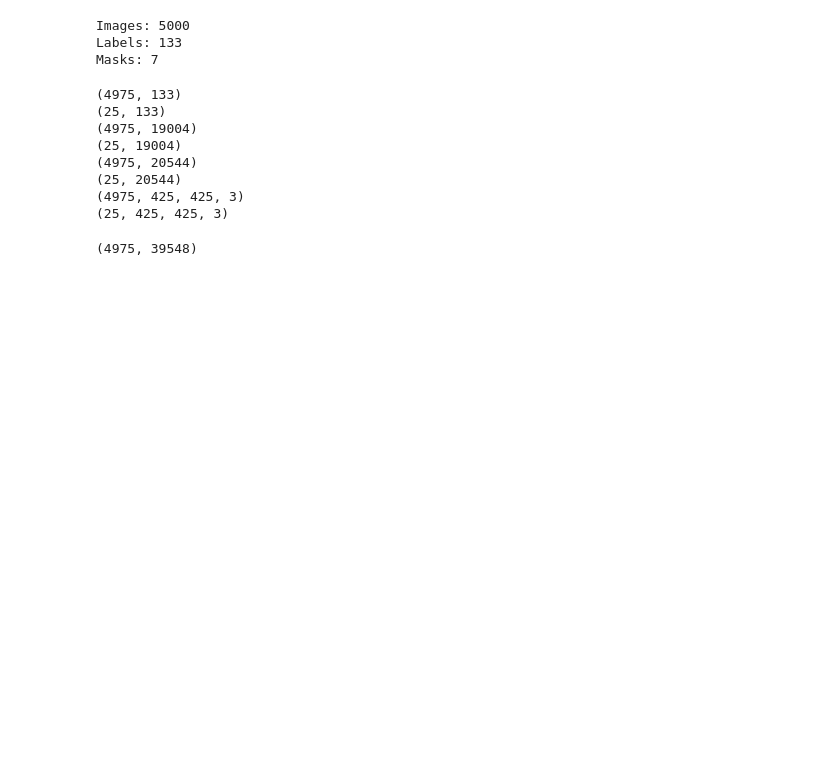
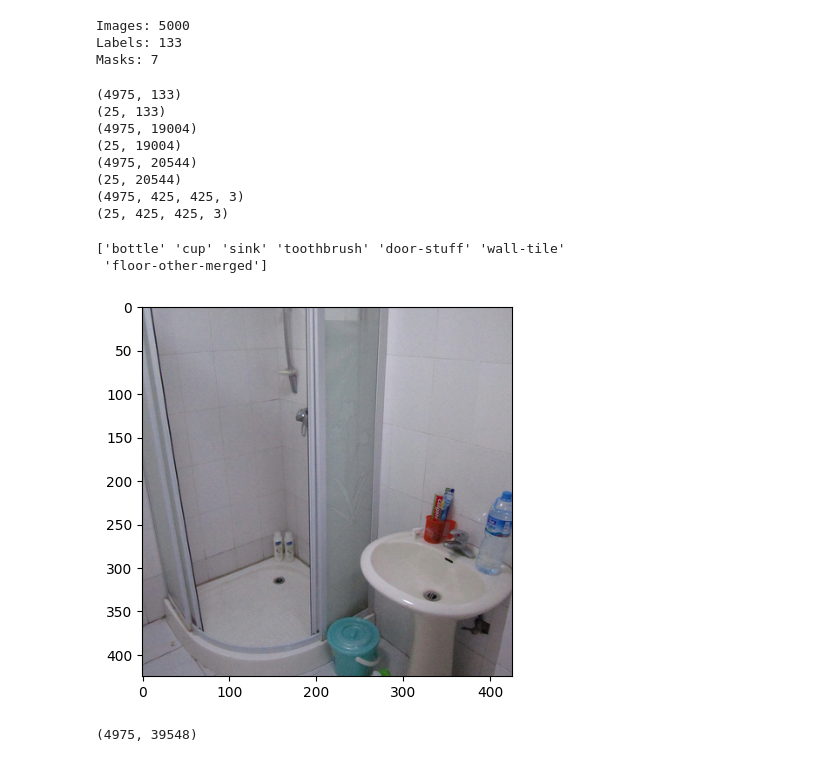
Before and after one commit to A-Ariyanuchitkul/G20_ML2023, a Jupyter notebook: project.ipynb, the cells around one changed output. Drawn from its saved outputs; the diff is of its cells as text; code cells hidden in the pictures; blank space fills up the shorter version.

```diff
--- a/project.ipynb
+++ b/project.ipynb
@@ -159,6 +159,13 @@ class ReadObject:
     images_val = loaded_images[train_size:]
 
     return (labels_train, labels_val), (fmri_l_train, fmri_l_val), (fmri_r_train, fmri_r_val), (images_train, images_val)
+# %%
+%matplotlib inline
+def test_data(label_names, labels_list, image, fmri_l, fmri_r):
+  labels = np.array(label_names)[np.where(labels_list != 0)]
+  print(labels)
+  imgplot = plt.imshow(image)
+  plt.show()
 # %%
 obj = ReadObject(SUBJ_LIST[0])
 obj.load()
@@ -189,6 +196,13 @@ print(images_val.shape)
 (25, 20544)
 (4975, 425, 425, 3)
 (25, 425, 425, 3)
+# %%
+index = 182
+test_data(obj.label_names, labels_train[index], images_train[index], None, None)
+# %% [output]
+['bottle' 'cup' 'sink' 'toothbrush' 'door-stuff' 'wall-tile'
+ 'floor-other-merged']
+[figure, added]
 # %%
 X_train = combined_array = np.concatenate((fmri_l_train, fmri_r_train), axis=1)
 print(X_train.shape)
```
Also changed, not shown: parts of 3 cells of this notebook.
